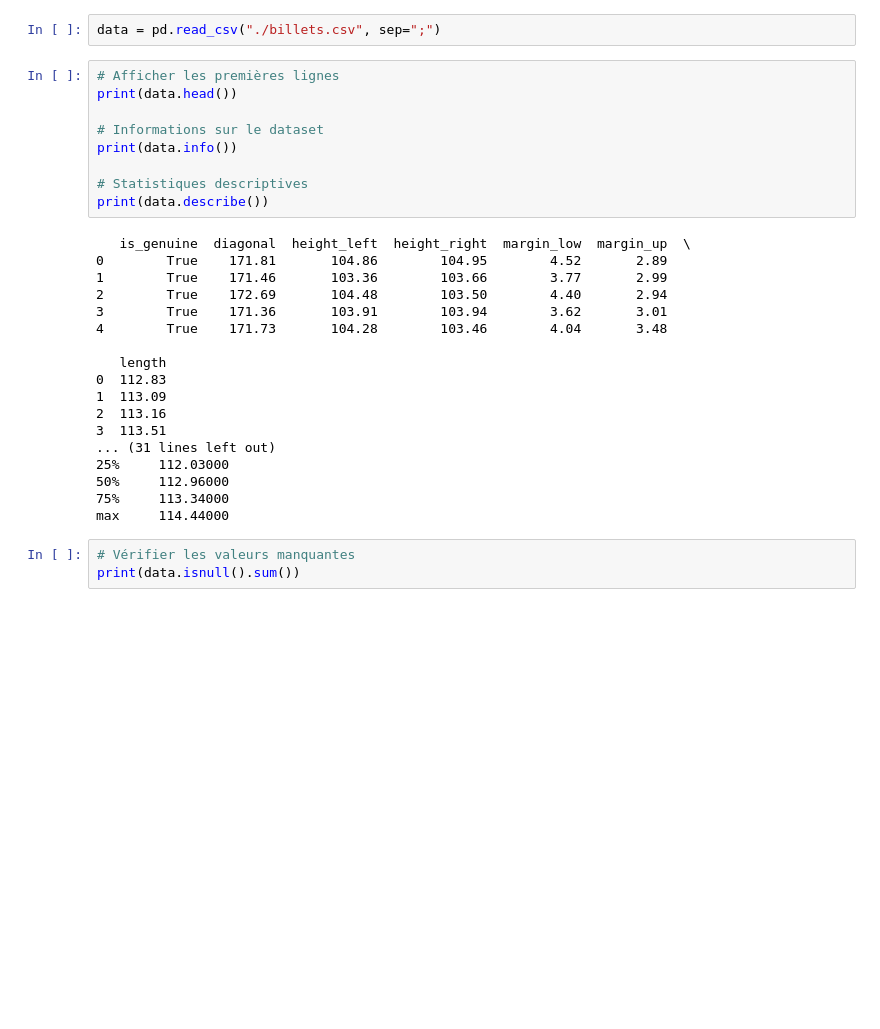
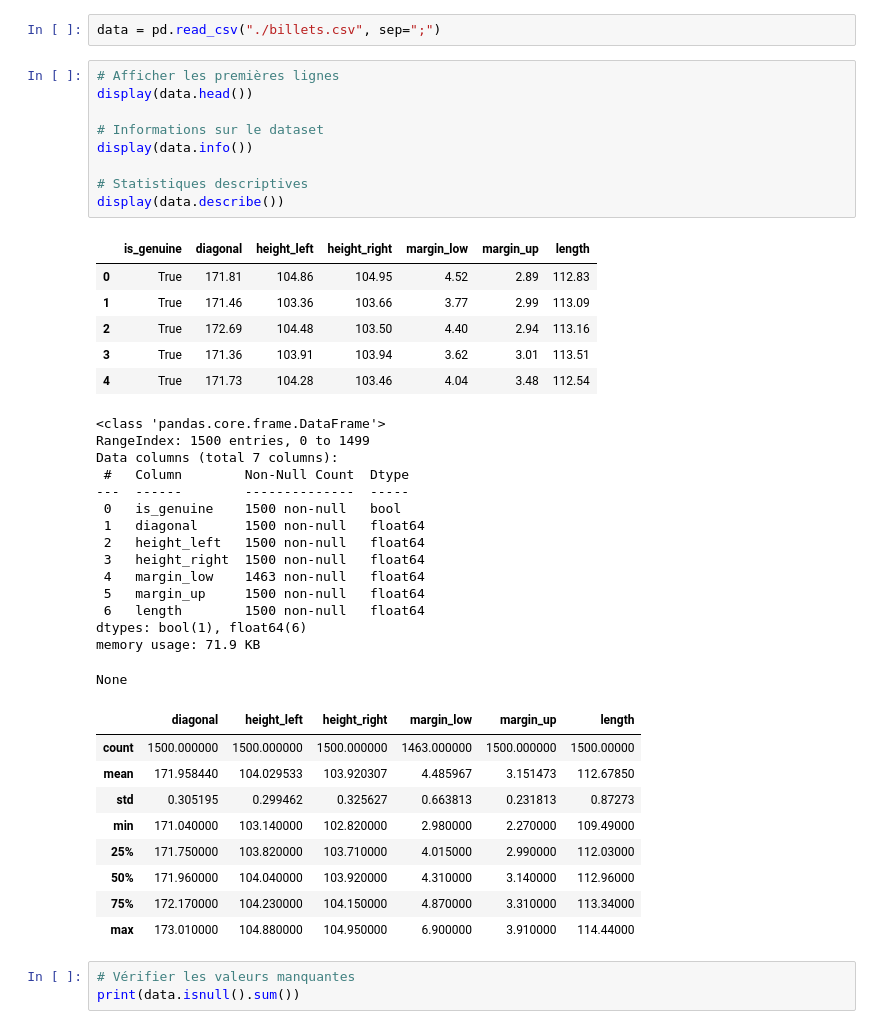
Before and after one commit to obenmaha/App-d-tection-faux-billet, a Jupyter notebook: Analyse notebook with all data.ipynb, the cells around one changed output. Saved outputs shown, nothing was run; the diff lists cells and outputs as text; blank space fills up the shorter version.

```diff
--- a/Analyse notebook with all data.ipynb
+++ b/Analyse notebook with all data.ipynb
@@ -43,31 +43,44 @@ Chargement et exploration des données
 data = pd.read_csv("./billets.csv", sep=";")
 # %%
 # Afficher les premières lignes
-print(data.head())
+display(data.head())
 
 # Informations sur le dataset
-print(data.info())
+display(data.info())
 
 # Statistiques descriptives
-print(data.describe())
+display(data.describe())
 # %% [output]
+|  | is_genuine | diagonal | height_left | height_right | margin_low | margin_up | length |
+| 0 | True | 171.81 | 104.86 | 104.95 | 4.52 | 2.89 | 112.83 |
+| 1 | True | 171.46 | 103.36 | 103.66 | 3.77 | 2.99 | 113.09 |
+| 2 | True | 172.69 | 104.48 | 103.50 | 4.40 | 2.94 | 113.16 |
+| 3 | True | 171.36 | 103.91 | 103.94 | 3.62 | 3.01 | 113.51 |
+| 4 | True | 171.73 | 104.28 | 103.46 | 4.04 | 3.48 | 112.54 |
-   is_genuine  diagonal  height_left  height_right  margin_low  margin_up  \
-0        True    171.81       104.86        104.95        4.52       2.89
-1        True    171.46       103.36        103.66        3.77       2.99
-2        True    172.69       104.48        103.50        4.40       2.94
-3        True    171.36       103.91        103.94        3.62       3.01
-4        True    171.73       104.28        103.46        4.04       3.48
-
-   length
-0  112.83
-1  113.09
-2  113.16
-3  113.51
-... (31 lines left out)
-25%     112.03000
-50%     112.96000
-75%     113.34000
-max     114.44000
+<class 'pandas.core.frame.DataFrame'>
+RangeIndex: 1500 entries, 0 to 1499
+Data columns (total 7 columns):
+ #   Column        Non-Null Count  Dtype
+---  ------        --------------  -----
+ 0   is_genuine    1500 non-null   bool
+ 1   diagonal      1500 non-null   float64
+ 2   height_left   1500 non-null   float64
+ 3   height_right  1500 non-null   float64
+ 4   margin_low    1463 non-null   float64
+ 5   margin_up     1500 non-null   float64
+ 6   length        1500 non-null   float64
+dtypes: bool(1), float64(6)
+memory usage: 71.9 KB
+None
+|  | diagonal | height_left | height_right | margin_low | margin_up | length |
+| count | 1500.000000 | 1500.000000 | 1500.000000 | 1463.000000 | 1500.000000 | 1500.00000 |
+| mean | 171.958440 | 104.029533 | 103.920307 | 4.485967 | 3.151473 | 112.67850 |
+| std | 0.305195 | 0.299462 | 0.325627 | 0.663813 | 0.231813 | 0.87273 |
+| min | 171.040000 | 103.140000 | 102.820000 | 2.980000 | 2.270000 | 109.49000 |
+| 25% | 171.750000 | 103.820000 | 103.710000 | 4.015000 | 2.990000 | 112.03000 |
+| 50% | 171.960000 | 104.040000 | 103.920000 | 4.310000 | 3.140000 | 112.96000 |
+| 75% | 172.170000 | 104.230000 | 104.150000 | 4.870000 | 3.310000 | 113.34000 |
+| max | 173.010000 | 104.880000 | 104.950000 | 6.900000 | 3.910000 | 114.44000 |
 # %%
 # Vérifier les valeurs manquantes
 print(data.isnull().sum())
```
Also changed, not shown: parts of 16 cells of this notebook, 6 other files.
